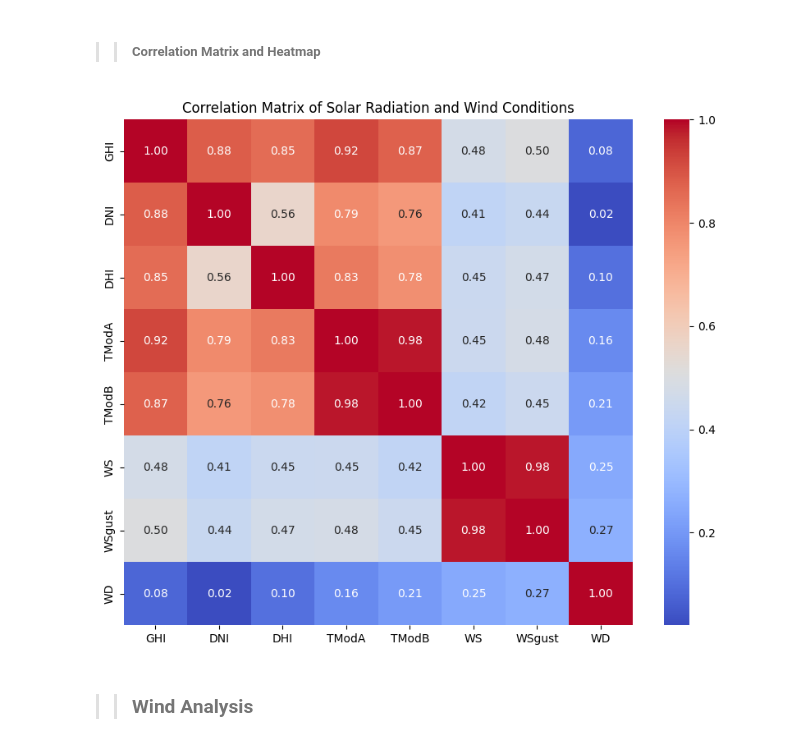
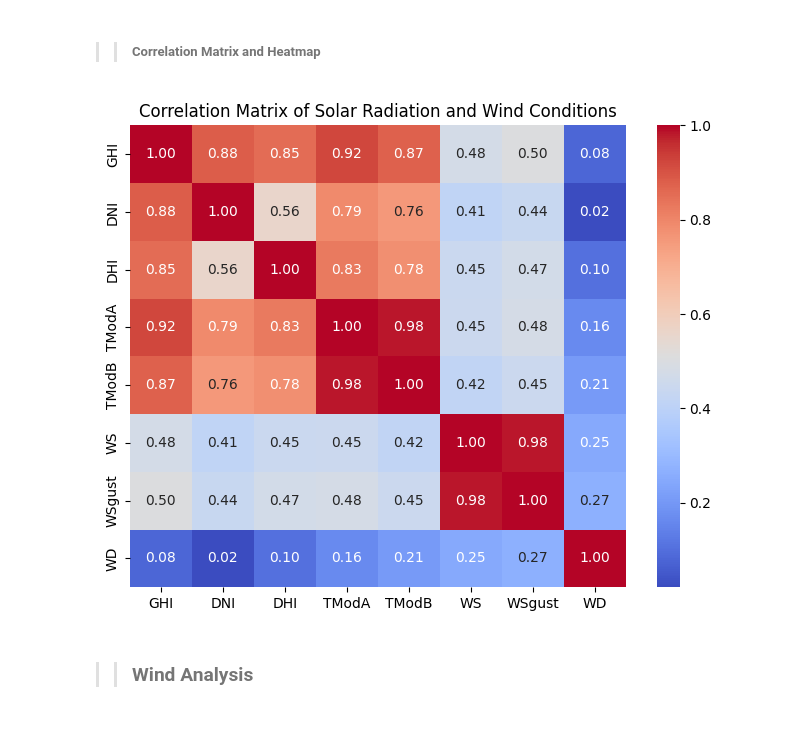
Before and after one commit to naolatomsa/MoonLight-Energy-Solutions-, a Jupyter notebook: notebooks/beninMalanville.ipynb, the cells around one changed output. Drawn from its saved outputs; the diff is of its cells as text; code cells hidden in the pictures.

```diff
--- a/notebooks/beninMalanville.ipynb
+++ b/notebooks/beninMalanville.ipynb
@@ -427,14 +427,14 @@ dataCorr = data[columns]
 # %%
 # Compute correlation matrix
 correlation_matrix = dataCorr.corr()
 
 # Plot heatmap
-plt.figure(figsize=(10, 8))
+plt.figure(figsize=(8,6))
 sns.heatmap(correlation_matrix, annot=True, cmap='coolwarm', fmt=".2f")
 plt.title("Correlation Matrix of Solar Radiation and Wind Conditions")
 plt.show()
 # %% [output]
-[figure, old version]
+[figure, new version]
 # %% [markdown]
 >> ### Wind Analysis
 # %%
```
Also changed, not shown: 2 other files.
